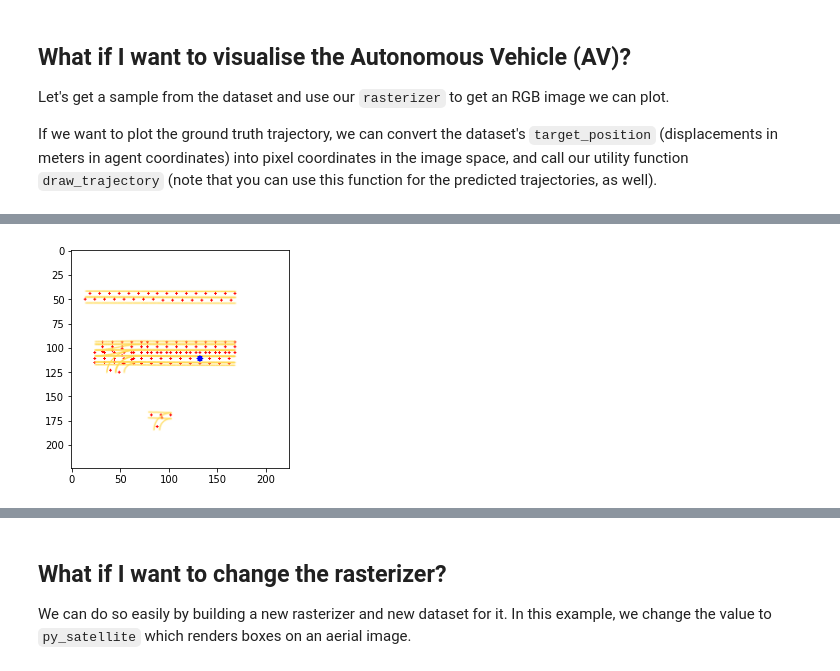
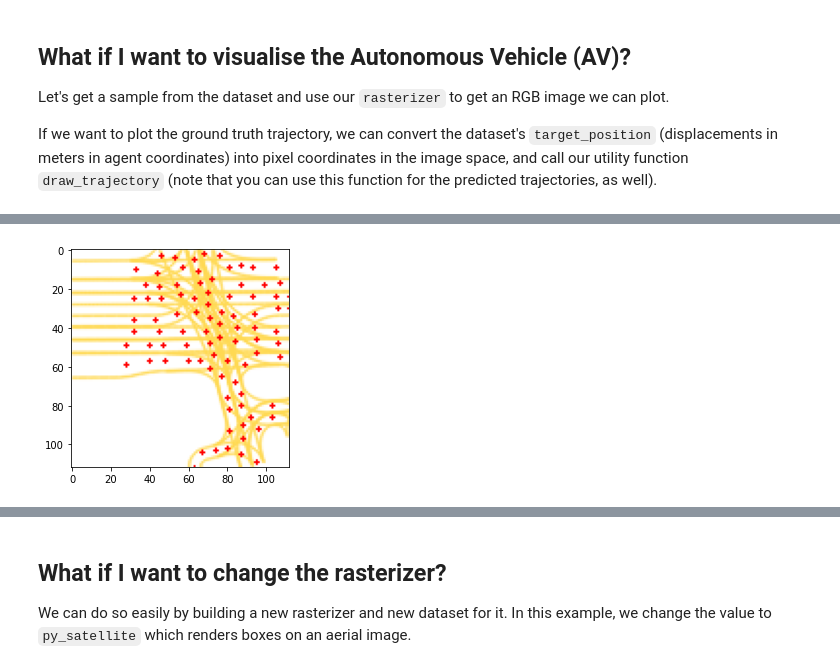
Before and after one commit to LiuHaolan/l5kit, a Jupyter notebook: viz_notebook/visualise_data.ipynb, the cells around one changed output, grey strips where cells are left out. Cells and saved outputs as stored; diff of their text form; code cells hidden in the pictures.

```diff
--- a/viz_notebook/visualise_data.ipynb
+++ b/viz_notebook/visualise_data.ipynb
@@ -273,7 +470,12 @@ from typing import Dict, List, Optional
 
 img = 255 * np.ones(shape=(rast.raster_size[1], rast.raster_size[0], 3), dtype=np.uint8)
 
-data = dataset[200]
+data = dataset[4515]
+
+
+current_positions_pixels = transform_points(data["history_positions"], data["raster_from_agent"])[-1]
+
+#cv2.circle(img, (int(current_positions_pixels[0]),int(current_positions_pixels[1])), radius=3, color=(0, 0, 255), thickness=-1)
 
 
 raster_from_world = data["raster_from_world"]
@@ -281,10 +483,15 @@ world_from_raster = np.linalg.inv(raster_from_world)
 #print(raster_from_world)
 
 raster_radius = float(np.linalg.norm(rast.raster_size * rast.pixel_size)) / 2
-center_in_raster_px = np.asarray(rast.raster_size) * (0.5, 0.5)
+#raster_radius = 0
+
+center_in_raster_px = np.asarray(rast.raster_size) * (0.25, 0.5)
 center_in_world = transform_point(center_in_raster_px, world_from_raster)
-lane_indices = indices_in_bounds(center_in_world, rast.sem_rast.mapAPI.bounds_info["lanes"]["bounds"], raster_radius/4)
+#print(center_in_world)
+lane_indices = indices_in_bounds(center_in_world, rast.sem_rast.mapAPI.bounds_info["lanes"]["bounds"], raster_radius)
 
+#lane_indices = lane_indices[0:1]
+print(lane_indices)
 
 
 CV2_SUB_VALUES = {"shift": 9, "lineType": cv2.LINE_AA}
@@ -356,40 +563,73 @@ for idx, lane_idx in enumerate(lane_indices):
 
 
 
-TARGET_THRESHOLD = 5
-INTERVAL = 3
+
+
 for idx, lane_idx in enumerate(lane_indices):
     lane_idx = self.mapAPI.bounds_info["lanes"]["ids"][lane_idx]
+ #   print(lane_idx)
 
     lane_dict = self.mapAPI.get_lane_coords(lane_idx)
-#    lane_coords = self.mapAPI.get_lane_as_interpolation(
-#        lane_idx, INTERPOLATION_POINTS, InterpolationMethod.INTER_METER
-#    )
-
 
     xyz_left = lane_dict["xyz_left"]
     xyz_right = lane_dict["xyz_right"]
+
+#    print(len(xyz_left))
+#    for i in range(len(xyz_left)):
+#        xy_points = (transform_point(xyz_left[i][:2], raster_from_world))
+#        cv2.circle(img, (int(xy_points[0]),int(xy_points[1])), radius=1, color=(0, 0, 255), thickness=-1)
+
+#    for i in range(len(xyz_right)):
+#        xy_points = (transform_point(xyz_right[i][:2], raster_from_world))
+#        cv2.circle(img, (int(xy_points[0]),int(xy_points[1])), radius=1, color=(0, 0, 255), thickness=-1)
+    mid_steps = 3
+    xyz_left = self.mapAPI.interpolate(xyz_left, mid_steps, InterpolationMethod.INTER_METER)
+    xyz_right = self.mapAPI.interpolate(xyz_right, mid_steps, InterpolationMethod.INTER_METER)
+    if (xyz_left).shape[0] < (xyz_right).shape[0]:
+        xyz_right = xyz_right[:(xyz_left).shape[0]]
+
+    if (xyz_left).shape[0] > (xyz_right).shape[0]:
+        xyz_left = xyz_left[:(xyz_right).shape[0]]
+
     xyz_center = (xyz_left+xyz_right)/2
 
-    mid_steps = 5
-    xyz_center = self.mapAPI.interpolate(xyz_center, mid_steps, InterpolationMethod.INTER_METER)
+
+#    xyz_center = self.mapAPI.interpolate(xyz_center, mid_steps, InterpolationMethod.INTER_METER)
     xyz_center = xyz_center[:,:2]
     # get_lane_as_interpolation is stateful function
     # use stateless interpolate instead
 
     # if the distance is bigger than TARGET_THRESHOLD
+    from math import sqrt
+    TARGET_THRESHOLD = 3
+
     for p in xyz_center:
-        centerline_area.append(p)
+        valid = True
+        for q in centerline_area:
+            d = q-p
+            dist = sqrt((d[0]*d[0]+d[1]*d[1]))
+            if dist < TARGET_THRESHOLD:
+                valid = False
+
+        if valid:
+            centerline_area.append(p)
+
+
+tmp_area = centerline_area
+centerline_area = []
+# traverse the centerline_area to filter
+for k in tmp_area:
+#        print(j)
+        xy_points = (transform_point(k, raster_from_world))
+        if current_positions_pixels[0] < xy_points[0] :
+            centerline_area.append(k)
+#        print(xy_points)
+
 
 print(len(centerline_area))
 
 # reserve 200 points?
 
-for k in centerline_area:
-#        print(j)
-        xy_points = (transform_point(k, raster_from_world))
-#        print(xy_points)
-        cv2.circle(img, (int(xy_points[0]),int(xy_points[1])), radius=1, color=(255, 0, 0), thickness=-1)
 
 if len(lanes_area):
     lanes_area = cv2_subpixel(transform_points(lanes_area.reshape((-1, 2)), raster_from_world))
@@ -402,9 +642,15 @@ if len(lanes_area):
     for name, mask in lanes_mask.items():  # draw each type of lane with its own color
         cv2.polylines(img, lanes_area[mask], False, COLORS[name], **CV2_SUB_VALUES)
 
-xy_points = (data["goal_list"][data["goal_gt"]])
+#xy_points = (data["goal_list"][data["goal_gt"]])
 #        print(xy_points)
-cv2.circle(img, (int(xy_points[0]),int(xy_points[1])), radius=3, color=(0, 0, 255), thickness=-1)
+#cv2.circle(img, (int(xy_points[0]),int(xy_points[1])), radius=3, color=(0, 0, 255), thickness=-1)
+
+for k in centerline_area:
+#        print(j)
+        xy_points = (transform_point(k, raster_from_world))
+#        print(xy_points)
+        cv2.circle(img, (int(xy_points[0]),int(xy_points[1])), radius=1, color=(255, 0, 0), thickness=-1)
 
 plt.imshow(img)
 plt.show()
@@ -413 +666 @@ plt.show()
-[figure, old version]
+[figure, new version]
```
Also changed, not shown: parts of 15 cells of this notebook, 24 other files.
